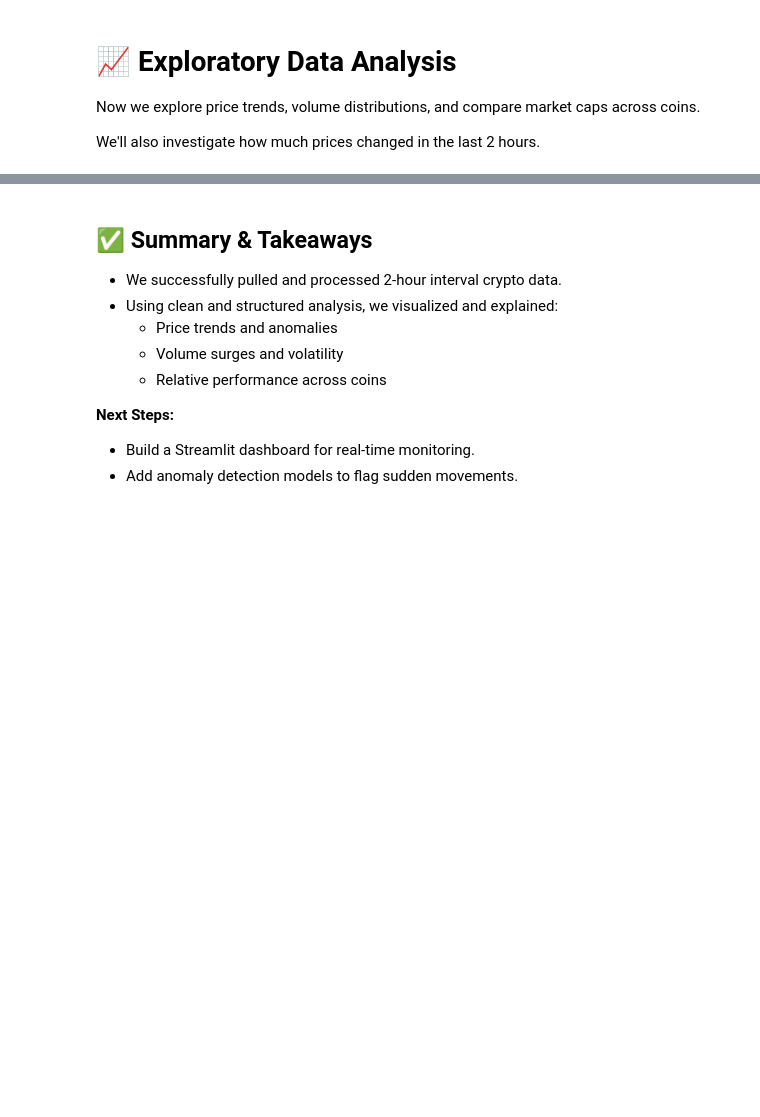
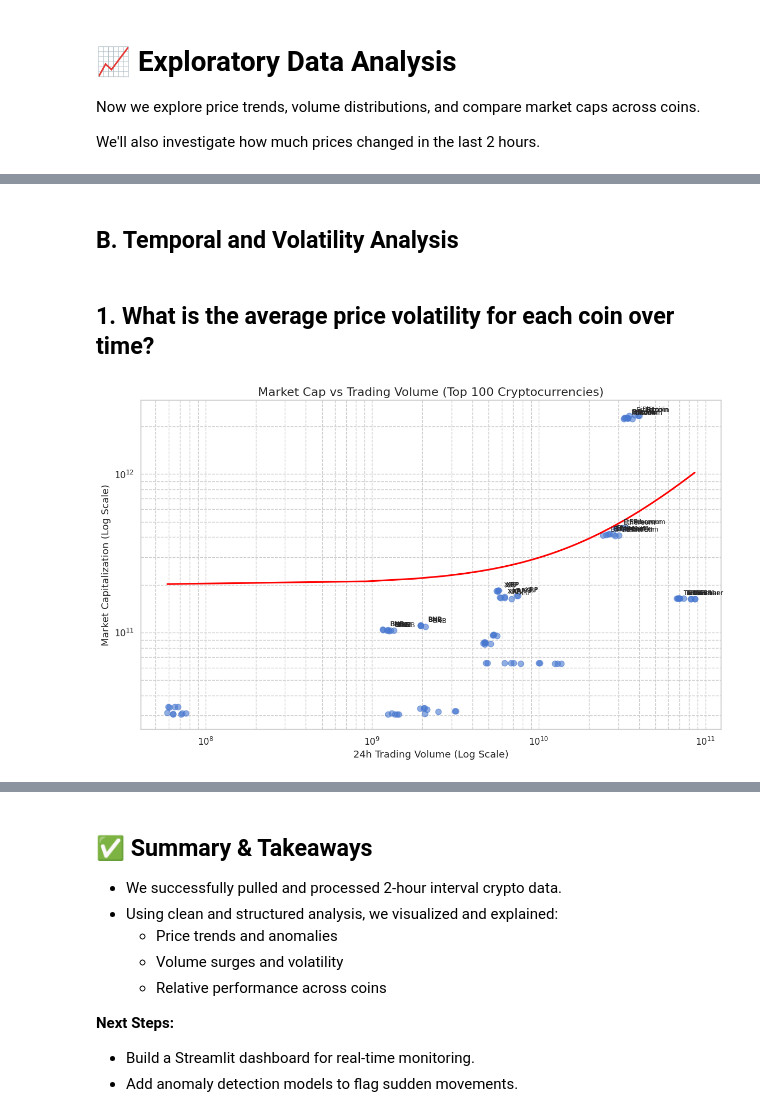
Before and after one commit to Humpnduati/Cryptocurrency_Market_Analysis, a Jupyter notebook: crypto_price_storytelling.ipynb, the cells around one changed output, grey strips where cells are left out. Drawn from its saved outputs; the diff is of its cells as text; code cells hidden in the pictures; blank space fills up the shorter version.

```diff
--- a/crypto_price_storytelling.ipynb
+++ b/crypto_price_storytelling.ipynb
@@ -37,0 +270,33 @@ We'll also investigate how much prices changed in the last 2 hours.
+# %% [markdown]
+ ## B. Temporal and Volatility Analysis
+# %% [markdown]
+## 1. What is the average price volatility for each coin over time?
+# %%
+def plot_cap_volume(df):
+    plt.figure(figsize=(14, 8))
+
+    # Focus on top 100 coins for clarity
+    top_df = df.nlargest(100, 'market_cap')
+
+    ax = sns.regplot(data=top_df, x='volume_24h', y='market_cap',
+                     scatter_kws={'s':60, 'alpha':0.6},
+                     line_kws={'color':'red'}, ci=None)
+
+    # Label top performers
+    for i, row in top_df[top_df['market_cap'] > 100e9].iterrows():
+        ax.annotate(row['name'], (row['volume_24h'], row['market_cap']),
+                    xytext=(10,5), textcoords='offset points', fontsize=9)
+
+    plt.xscale('log')
+    plt.yscale('log')
+    plt.xlabel("24h Trading Volume (Log Scale)")
+    plt.ylabel("Market Capitalization (Log Scale)")
+    plt.title("Market Cap vs Trading Volume (Top 100 Cryptocurrencies)", fontsize=16)
+    plt.grid(True, which="both", ls="--")
+
+    plt.savefig(f"{PLOT_DIR}/volatility_by_mcap.png", bbox_inches='tight', dpi=1080)
+    plt.show()
+
+plot_cap_volume(df)
+# %% [output]
+[figure, added]
```
Also changed, not shown: parts of 46 cells of this notebook, 14 other files.
